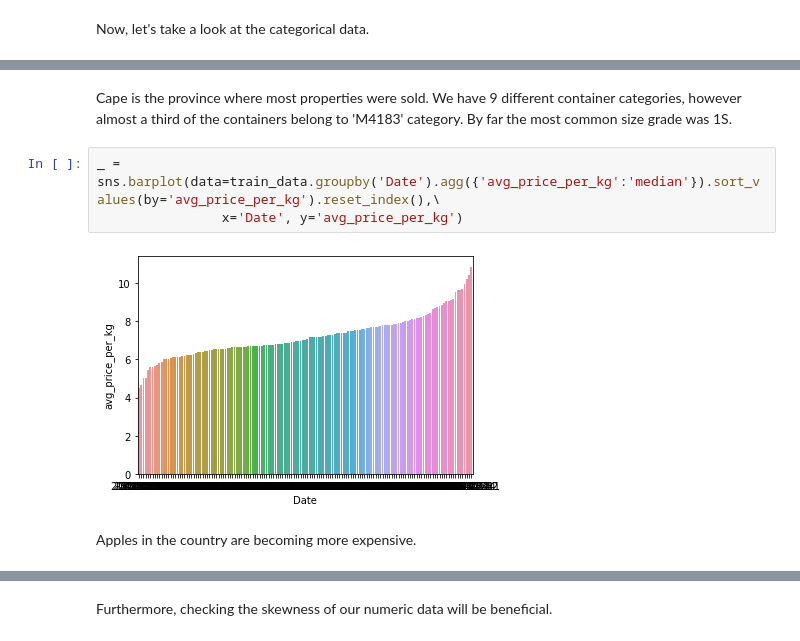
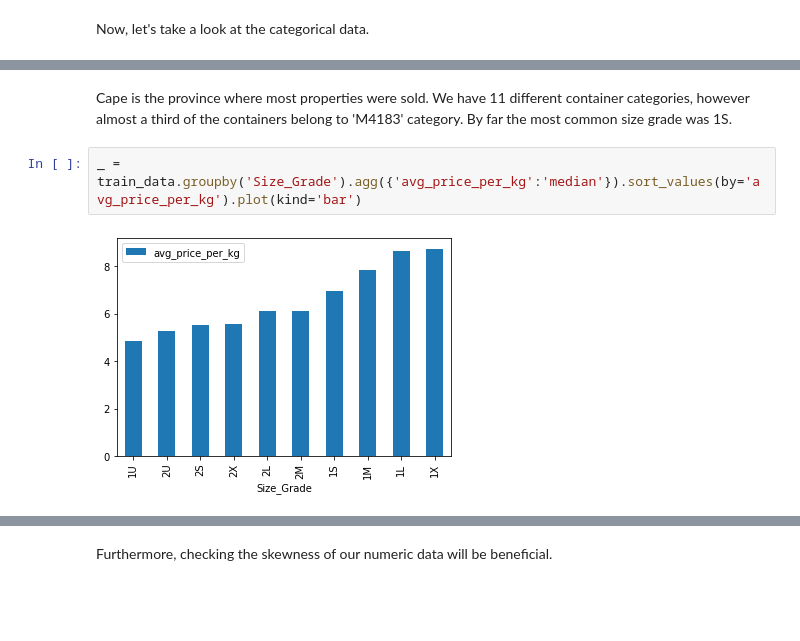
Before and after one commit to hendri80/Team_TS5_Regression, a Jupyter notebook: Team_TS5_Regression.ipynb, the cells around one changed output, grey strips where cells are left out. Drawn from its saved outputs; the diff is of its cells as text; blank space fills up the shorter version.

```diff
--- a/Team_TS5_Regression.ipynb
+++ b/Team_TS5_Regression.ipynb
@@ -249,9 +188,6 @@ train_data.describe(include='object')
 # %% [markdown]
-Cape is the province where most properties were sold. We have 9 different container categories, however almost a third of the containers belong to 'M4183' category. By far the most common size grade was 1S.
+Cape is the province where most properties were sold. We have 11 different container categories, however almost a third of the containers belong to 'M4183' category. By far the most common size grade was 1S.
 # %%
-_ = sns.barplot(data=train_data.groupby('Date').agg({'avg_price_per_kg':'median'}).sort_values(by='avg_price_per_kg').reset_index(),\
-                x='Date', y='avg_price_per_kg')
+_ = train_data.groupby('Size_Grade').agg({'avg_price_per_kg':'median'}).sort_values(by='avg_price_per_kg').plot(kind='bar')
 # %% [output]
-[figure, old version]
+[figure, new version]
-# %% [markdown]
-Apples in the country are becoming more expensive.
```
Also changed, not shown: parts of 148 cells of this notebook.
